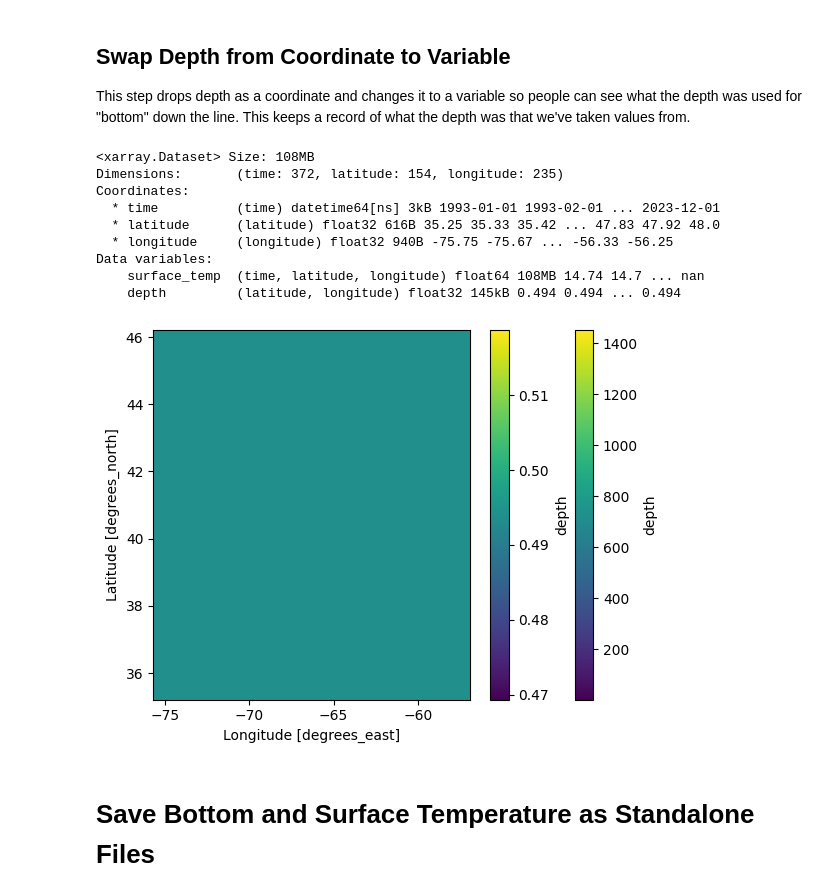
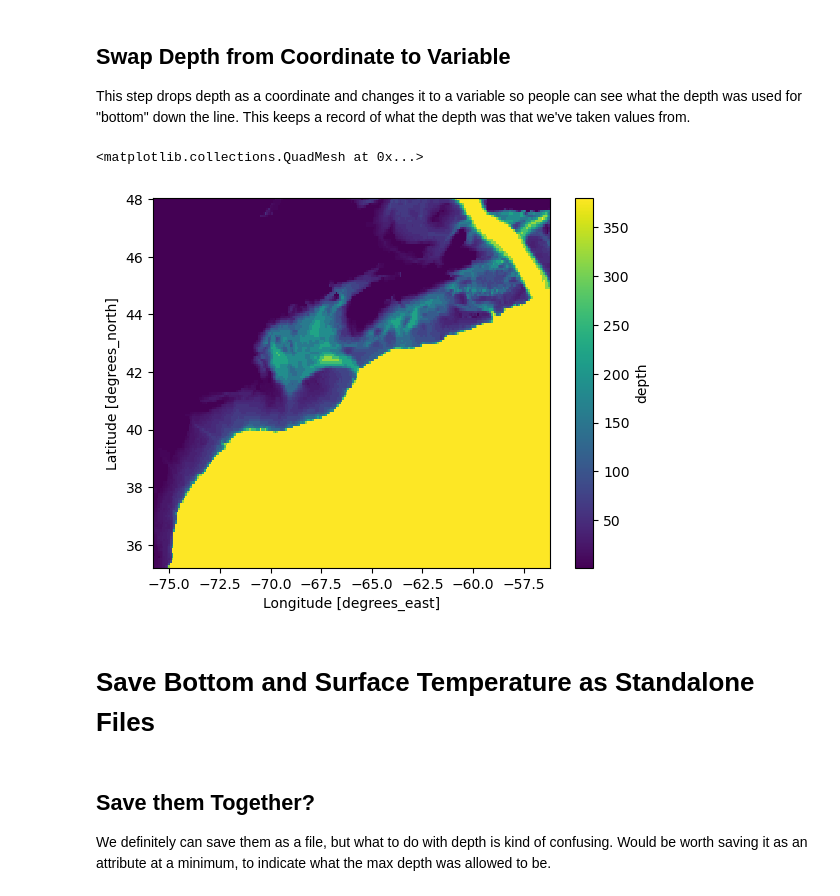
Before and after one commit to bartdifiore/lobSDM, a Jupyter notebook: Code/GLORYs_processing.ipynb, the cells around one changed output. Drawn from its saved outputs; the diff is of its cells as text; code cells hidden in the pictures.

Commit message:
updating workflow changes to glorys download, climatology, + preprocessing. Checks for bias corrections

```diff
--- a/Code/GLORYs_processing.ipynb
+++ b/Code/GLORYs_processing.ipynb
@@ -129,10 +165,12 @@ def find_deepest_depth_indices(ds, variable_id, y_coord, x_coord, depth_coord, m
 glorys_bottom_idx = find_deepest_depth_indices(
     ds = glorys_single,
     variable_id = 'thetao',
-    x_coord = 'longitude',
-    y_coord = 'latitude',
+    x_coord     = 'longitude',
+    y_coord     = 'latitude',
     depth_coord = 'depth',
-    maxDepth = 2000)
+    #maxDepth    = 2000 # Actual Bottom
+    maxDepth = 400 # Max depth from cmip downloads
+    )
 print(glorys_bottom_idx)
 
 # Modify this slightly to have the index be [0] to eventually grab surface values
@@ -214,0 +203,7 @@ copernicusmarine_version :
+# %%
+# Temperature AND Salinity together from monthly files
+# This is not working for some reason - because dates were overlapping, fixed that with new download
+glorys_all = xr.open_mfdataset(
+    glorys_tempsalfiles,
+    combine = "by_coords")
+glorys_all
@@ -220,15 +270,16 @@ This is the step where we actually pull the values out.
 # Bottom first
 # use kwargs to pull values for those indices
 kwdepth = {'depth': glorys_bottom_idx}
-var_array = glorys_all['thetao']
-
+var_array = glorys_all#['thetao']
 
 # Now index the values out
 dsSel = var_array.isel(**kwdepth)
-ds = dsSel.to_dataset()
+ds = dsSel#.to_dataset()
 ds.thetao.isel(time = -1).plot()
 
 # Refocus/Reshape
-bottom_ds = ds.rename_vars({"thetao" : "bottom_temp"})
+bottom_ds = ds.rename_vars({
+    "thetao" : "bottom_temp",
+    "so" : "bottom_so"})
 bottom_ds
 # %% [output]
@@ -267,15 +343,17 @@ Next, surface.
 # %%
 # use kwargs to pull values for those indices
 kwdepth = {'depth': glorys_surface_idx}
-var_array = glorys_all['thetao']
+var_array = glorys_all#['thetao']
 
 
 # Now index the values out
 dsSel = var_array.isel(**kwdepth)
-ds = dsSel.to_dataset()
+ds = dsSel#.to_dataset()
 ds.thetao.isel(time = -1).plot()
 
 # Refocus/Reshape
-surface_ds = ds.rename_vars({"thetao" : "surface_temp"})
+surface_ds = ds.rename_vars({
+    "thetao" : "surface_temp",
+    "so"     : "surface_so"})
 surface_ds
 # %% [output]
@@ -351,7 +454,7 @@ def depth_to_var(xr_ds, var, depth_var = "depth", t_coord = "time", x_coord = "l
 
     return no_depth_ds
 # %%
-# Do the reshaping
+# Do the reshaping for temperature
 bottom_ds_new = depth_to_var(
     xr_ds = bottom_ds,
     var = "bottom_temp",
@@ -359,9 +462,6 @@ bottom_ds_new = depth_to_var(
     t_coord = "time",
     x_coord = "longitude",
     y_coord = "latitude")
-
-bottom_ds_new
-
 surface_ds_new = depth_to_var(
     xr_ds = surface_ds,
     var = "surface_temp",
@@ -369,25 +469,14 @@ surface_ds_new = depth_to_var(
     t_coord = "time",
     x_coord = "longitude",
     y_coord = "latitude")
-
-surface_ds_new
-# %% [output]
-<xarray.Dataset> Size: 108MB
-Dimensions:       (time: 372, latitude: 154, longitude: 235)
-Coordinates:
-  * time          (time) datetime64[ns] 3kB 1993-01-01 1993-02-01 ... 2023-12-01
-  * latitude      (latitude) float32 616B 35.25 35.33 35.42 ... 47.83 47.92 48.0
-  * longitude     (longitude) float32 940B -75.75 -75.67 ... -56.33 -56.25
-Data variables:
-    surface_temp  (time, latitude, longitude) float64 108MB 14.74 14.7 ... nan
-    depth         (latitude, longitude) float32 145kB 0.494 0.494 ... 0.494
 # %%
 # Plot bottom
-p1 = bottom_ds_new.depth.plot()
+bottom_ds_new.depth.plot()
 
-# Plot surface
-p2 = surface_ds_new.depth.plot()
+# # Plot surface
+# p2 = surface_ds_new.depth.plot()
 # %% [output]
+<matplotlib.collections.QuadMesh at 0x...>
-[figure, old version]
+[figure, new version]
 # %% [markdown]
 # Save Bottom and Surface Temperature as Standalone Files
@@ -416,0 +488,4 @@ surface_ds_new.to_netcdf(f"{box_path}RES_Data/GLORYs/NW_Atl_MonthlyTemps/SST.nc"
+# %% [markdown]
+## Save them Together?
+
+We definitely can save them as a file, but what to do with depth is kind of confusing. Would be worth saving it as an attribute at a minimum, to indicate what the max depth was allowed to be.
```
Also changed, not shown: parts of 19 cells of this notebook, 8 other files.
